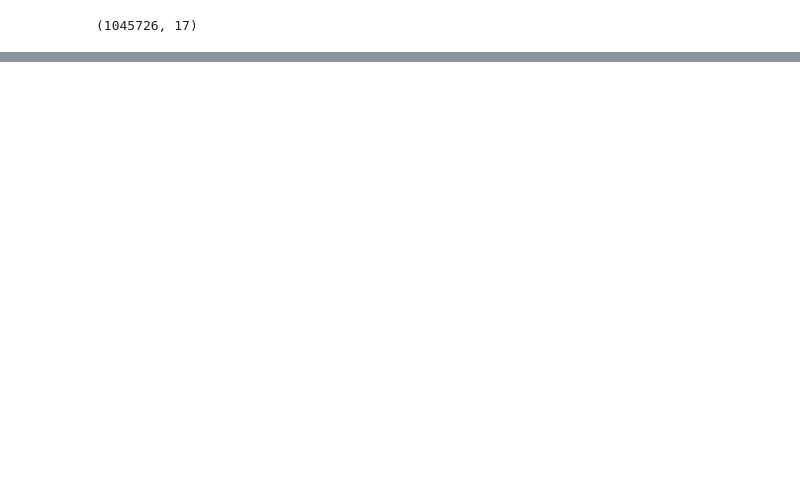
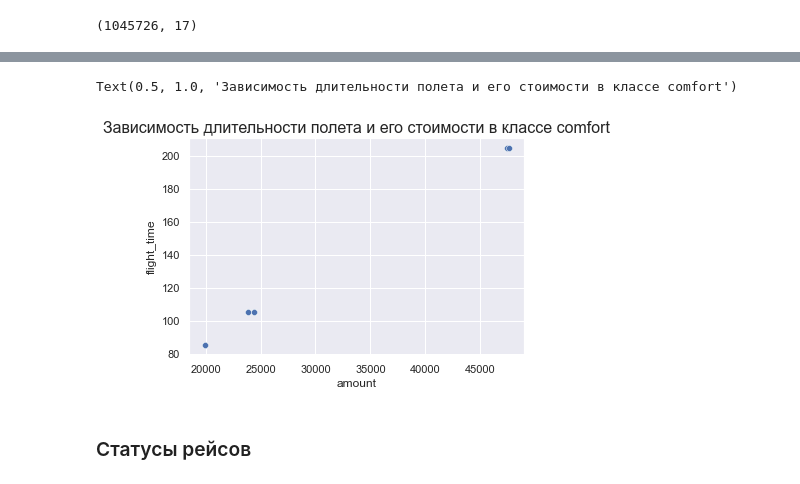
Before and after one commit to s-lyudmila/air_flights, a Jupyter notebook: connect_db.ipynb, the cells around one changed output, grey strips where cells are left out. Saved outputs shown, nothing was run; the diff lists cells and outputs as text; code cells hidden in the pictures; blank space fills up the shorter version.

```diff
--- a/connect_db.ipynb
+++ b/connect_db.ipynb
@@ -33,0 +225,11 @@ conn.close()
+# %%
+# comfort class
+comfort = df[df['fare_conditions']=='Comfort']
+# %%
+sns.scatterplot(x='amount', y='flight_time', data=comfort)
+plt.title('Зависимость длительности полета и его стоимости в классе comfort', fontsize=16)
+# %% [output]
+Text(0.5, 1.0, 'Зависимость длительности полета и его стоимости в классе comfort')
+[figure, added]
+# %% [markdown]
+### Статусы рейсов
```
Also changed, not shown: parts of 35 cells of this notebook.
